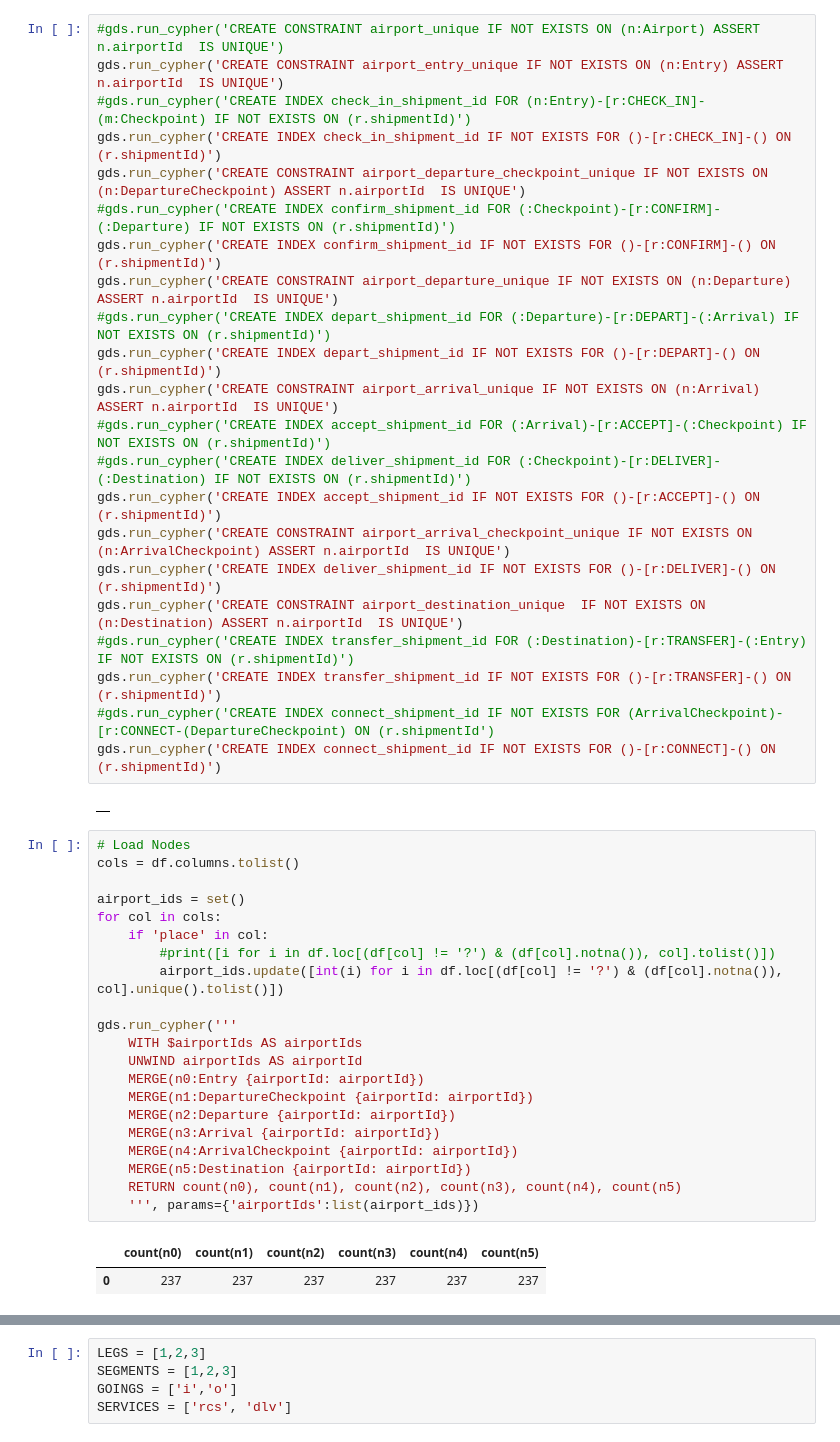
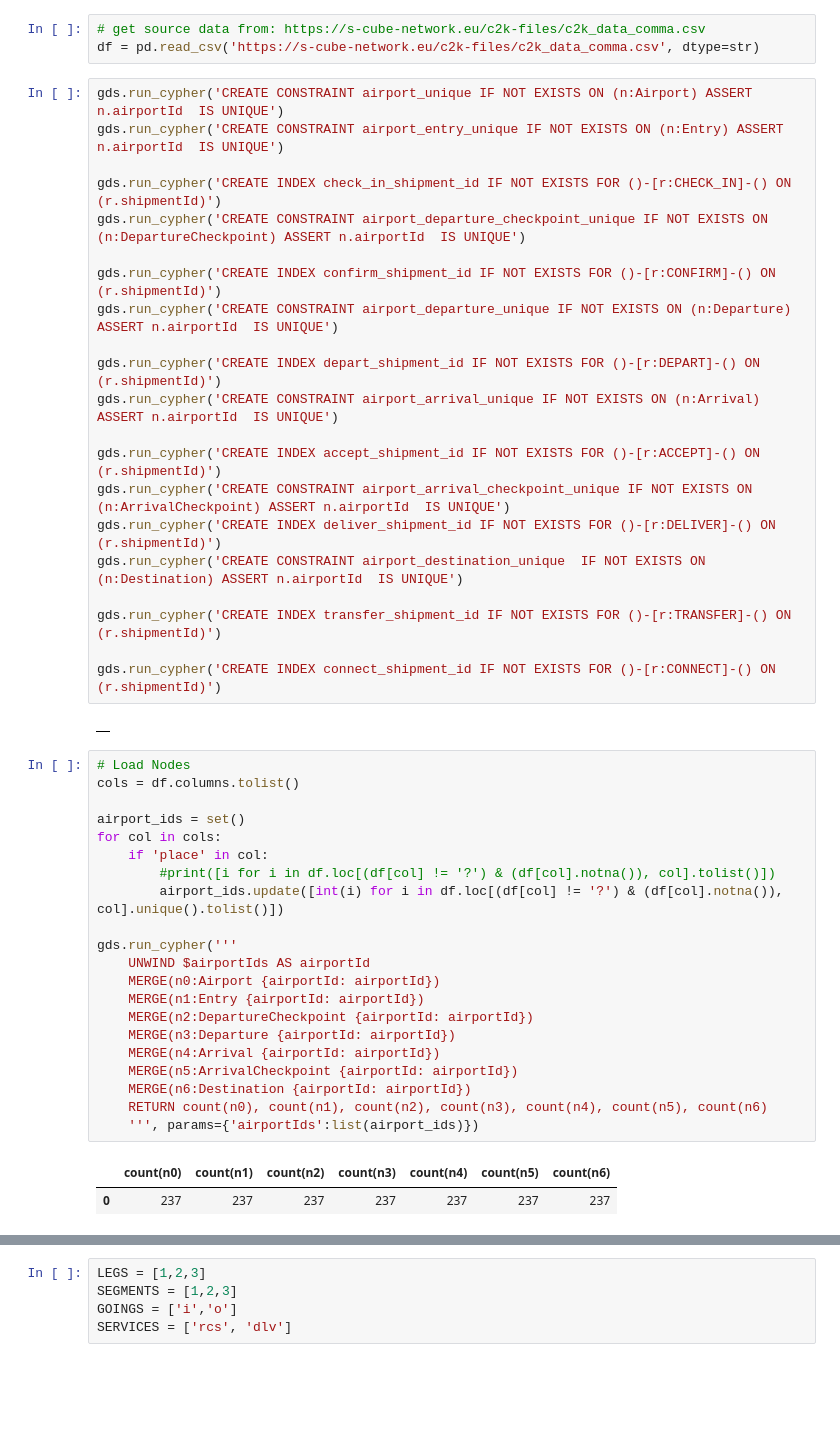
Before and after one commit to neo4j-product-examples/supply-chain-logistics-demo, a Jupyter notebook: airplane-cargo/transform-and-load.ipynb, the cells around one changed output, grey strips where cells are left out. Cells and saved outputs as stored; diff of their text form; blank space fills up the shorter version.

Commit message:
Small Fixes to Airplane Cargo Data Model and Loading

```diff
--- a/airplane-cargo/transform-and-load.ipynb
+++ b/airplane-cargo/transform-and-load.ipynb
@@ -28,48 +21,50 @@ df = pd.read_csv('data/c2k_data_comma.csv', dtype=str)
+# %%
+# get source data from: https://s-cube-network.eu/c2k-files/c2k_data_comma.csv
+df = pd.read_csv('https://s-cube-network.eu/c2k-files/c2k_data_comma.csv', dtype=str)
 # %%
-#gds.run_cypher('CREATE CONSTRAINT airport_unique IF NOT EXISTS ON (n:Airport) ASSERT n.airportId  IS UNIQUE')
+gds.run_cypher('CREATE CONSTRAINT airport_unique IF NOT EXISTS ON (n:Airport) ASSERT n.airportId  IS UNIQUE')
 gds.run_cypher('CREATE CONSTRAINT airport_entry_unique IF NOT EXISTS ON (n:Entry) ASSERT n.airportId  IS UNIQUE')
-#gds.run_cypher('CREATE INDEX check_in_shipment_id FOR (n:Entry)-[r:CHECK_IN]-(m:Checkpoint) IF NOT EXISTS ON (r.shipmentId)')
+
 gds.run_cypher('CREATE INDEX check_in_shipment_id IF NOT EXISTS FOR ()-[r:CHECK_IN]-() ON (r.shipmentId)')
 gds.run_cypher('CREATE CONSTRAINT airport_departure_checkpoint_unique IF NOT EXISTS ON (n:DepartureCheckpoint) ASSERT n.airportId  IS UNIQUE')
-#gds.run_cypher('CREATE INDEX confirm_shipment_id FOR (:Checkpoint)-[r:CONFIRM]-(:Departure) IF NOT EXISTS ON (r.shipmentId)')
+
 gds.run_cypher('CREATE INDEX confirm_shipment_id IF NOT EXISTS FOR ()-[r:CONFIRM]-() ON (r.shipmentId)')
 gds.run_cypher('CREATE CONSTRAINT airport_departure_unique IF NOT EXISTS ON (n:Departure) ASSERT n.airportId  IS UNIQUE')
-#gds.run_cypher('CREATE INDEX depart_shipment_id FOR (:Departure)-[r:DEPART]-(:Arrival) IF NOT EXISTS ON (r.shipmentId)')
+
 gds.run_cypher('CREATE INDEX depart_shipment_id IF NOT EXISTS FOR ()-[r:DEPART]-() ON (r.shipmentId)')
 gds.run_cypher('CREATE CONSTRAINT airport_arrival_unique IF NOT EXISTS ON (n:Arrival) ASSERT n.airportId  IS UNIQUE')
-#gds.run_cypher('CREATE INDEX accept_shipment_id FOR (:Arrival)-[r:ACCEPT]-(:Checkpoint) IF NOT EXISTS ON (r.shipmentId)')
-#gds.run_cypher('CREATE INDEX deliver_shipment_id FOR (:Checkpoint)-[r:DELIVER]-(:Destination) IF NOT EXISTS ON (r.shipmentId)')
+
 gds.run_cypher('CREATE INDEX accept_shipment_id IF NOT EXISTS FOR ()-[r:ACCEPT]-() ON (r.shipmentId)')
 gds.run_cypher('CREATE CONSTRAINT airport_arrival_checkpoint_unique IF NOT EXISTS ON (n:ArrivalCheckpoint) ASSERT n.airportId  IS UNIQUE')
 gds.run_cypher('CREATE INDEX deliver_shipment_id IF NOT EXISTS FOR ()-[r:DELIVER]-() ON (r.shipmentId)')
 gds.run_cypher('CREATE CONSTRAINT airport_destination_unique  IF NOT EXISTS ON (n:Destination) ASSERT n.airportId  IS UNIQUE')
-#gds.run_cypher('CREATE INDEX transfer_shipment_id FOR (:Destination)-[r:TRANSFER]-(:Entry) IF NOT EXISTS ON (r.shipmentId)')
+
 gds.run_cypher('CREATE INDEX transfer_shipment_id IF NOT EXISTS FOR ()-[r:TRANSFER]-() ON (r.shipmentId)')
-#gds.run_cypher('CREATE INDEX connect_shipment_id IF NOT EXISTS FOR (ArrivalCheckpoint)-[r:CONNECT-(DepartureCheckpoint) ON (r.shipmentId')
+
 gds.run_cypher('CREATE INDEX connect_shipment_id IF NOT EXISTS FOR ()-[r:CONNECT]-() ON (r.shipmentId)')
 # %% [output]
 |  |
 # %%
 # Load Nodes
 cols = df.columns.tolist()
 
 airport_ids = set()
 for col in cols:
     if 'place' in col:
         #print([i for i in df.loc[(df[col] != '?') & (df[col].notna()), col].tolist()])
         airport_ids.update([int(i) for i in df.loc[(df[col] != '?') & (df[col].notna()), col].unique().tolist()])
 
 gds.run_cypher('''
-    WITH $airportIds AS airportIds
-    UNWIND airportIds AS airportId
-    MERGE(n0:Entry {airportId: airportId})
-    MERGE(n1:DepartureCheckpoint {airportId: airportId})
-    MERGE(n2:Departure {airportId: airportId})
-    MERGE(n3:Arrival {airportId: airportId})
-    MERGE(n4:ArrivalCheckpoint {airportId: airportId})
-    MERGE(n5:Destination {airportId: airportId})
-    RETURN count(n0), count(n1), count(n2), count(n3), count(n4), count(n5)
+    UNWIND $airportIds AS airportId
+    MERGE(n0:Airport {airportId: airportId})
+    MERGE(n1:Entry {airportId: airportId})
+    MERGE(n2:DepartureCheckpoint {airportId: airportId})
+    MERGE(n3:Departure {airportId: airportId})
+    MERGE(n4:Arrival {airportId: airportId})
+    MERGE(n5:ArrivalCheckpoint {airportId: airportId})
+    MERGE(n6:Destination {airportId: airportId})
+    RETURN count(n0), count(n1), count(n2), count(n3), count(n4), count(n5), count(n6)
     ''', params={'airportIds':list(airport_ids)})
 # %% [output]
-|  | count(n0) | count(n1) | count(n2) | count(n3) | count(n4) | count(n5) |
-| 0 | 237 | 237 | 237 | 237 | 237 | 237 |
+|  | count(n0) | count(n1) | count(n2) | count(n3) | count(n4) | count(n5) | count(n6) |
+| 0 | 237 | 237 | 237 | 237 | 237 | 237 | 237 |
```
Also changed, not shown: parts of 16 cells of this notebook.
